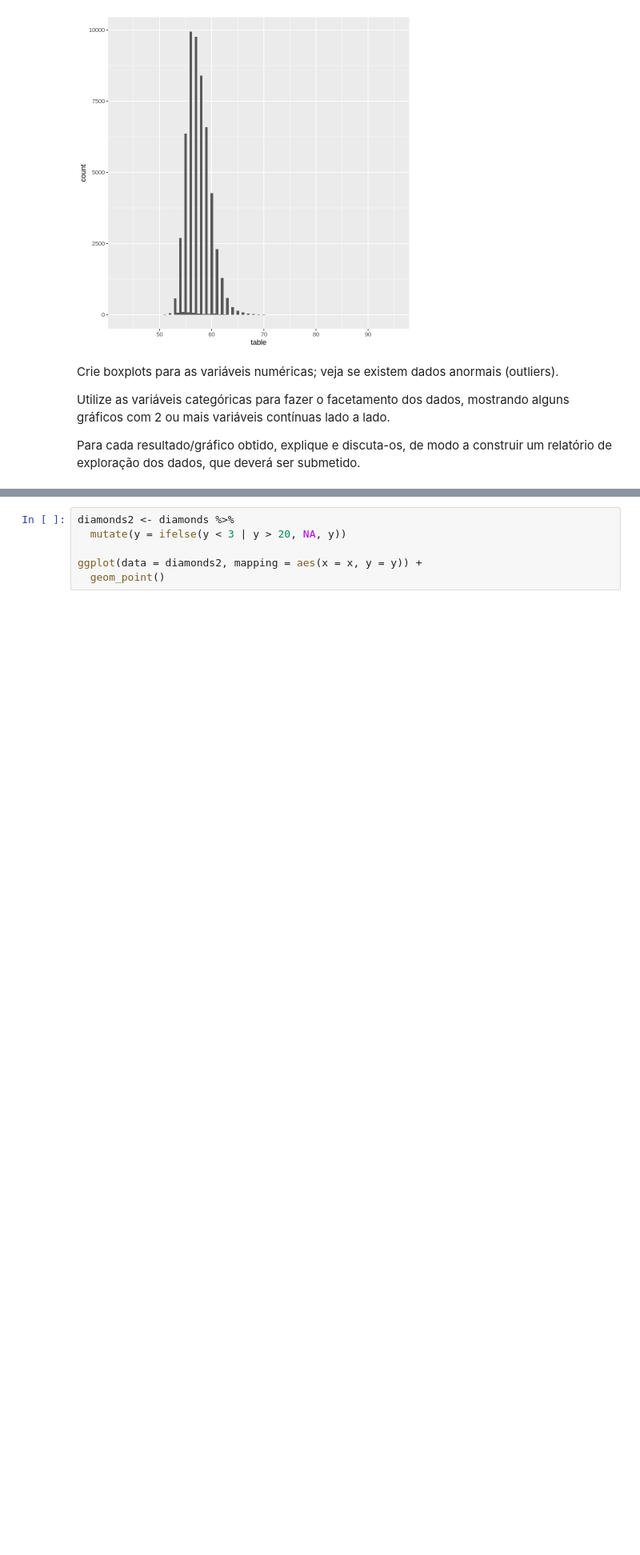
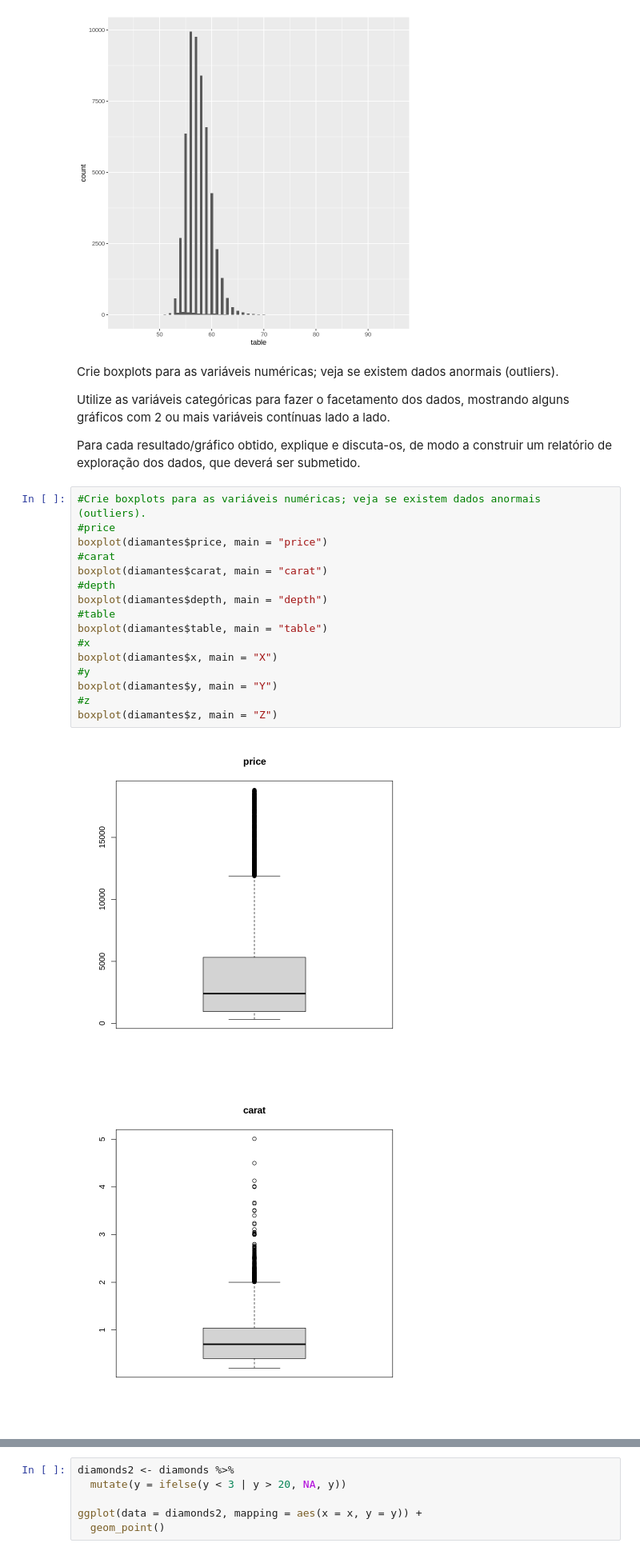
Before and after one commit to Faradezo/Coleta_e_Armazenamento, a Jupyter notebook: Codigo_R_trilha_3_bd_estatistica.ipynb, the cells around one changed output, grey strips where cells are left out. Shown: that part at 80% size. Cells and saved outputs as stored; diff of their text form; blank space fills up the shorter version.

```diff
--- a/Codigo_R_trilha_3_bd_estatistica.ipynb
+++ b/Codigo_R_trilha_3_bd_estatistica.ipynb
@@ -280,3 +268,22 @@ Crie boxplots para as variáveis numéricas; veja se existem dados anormais (out
 Utilize as variáveis categóricas para fazer o facetamento dos dados, mostrando alguns gráficos com 2 ou mais variáveis contínuas lado a lado.
 
 Para cada resultado/gráfico obtido, explique e discuta-os, de modo a construir um relatório de exploração dos dados, que deverá ser submetido.
+# %%
+#Crie boxplots para as variáveis numéricas; veja se existem dados anormais (outliers).
+#price
+boxplot(diamantes$price, main = "price")
+#carat
+boxplot(diamantes$carat, main = "carat")
+#depth
+boxplot(diamantes$depth, main = "depth")
+#table
+boxplot(diamantes$table, main = "table")
+#x
+boxplot(diamantes$x, main = "X")
+#y
+boxplot(diamantes$y, main = "Y")
+#z
+boxplot(diamantes$z, main = "Z")
+# %% [output]
+[figure, added]
+[figure, added]
```
Also changed, not shown: parts of 3 cells of this notebook.
